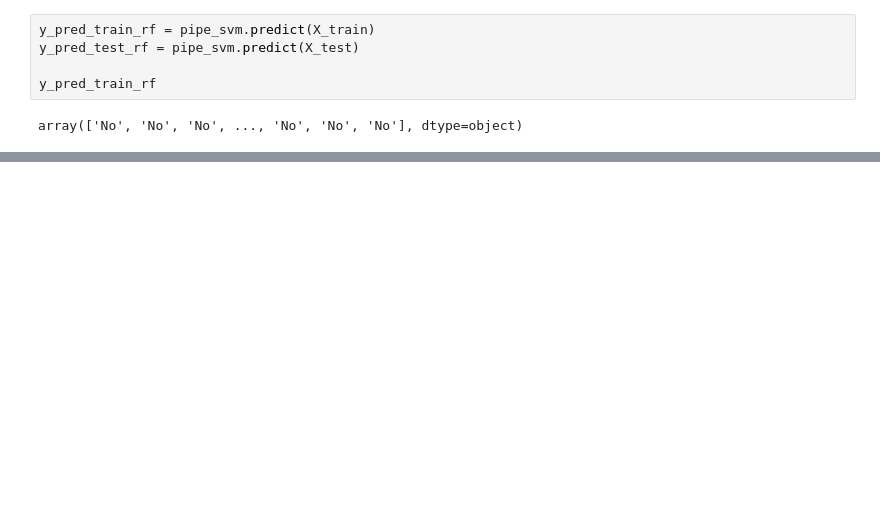
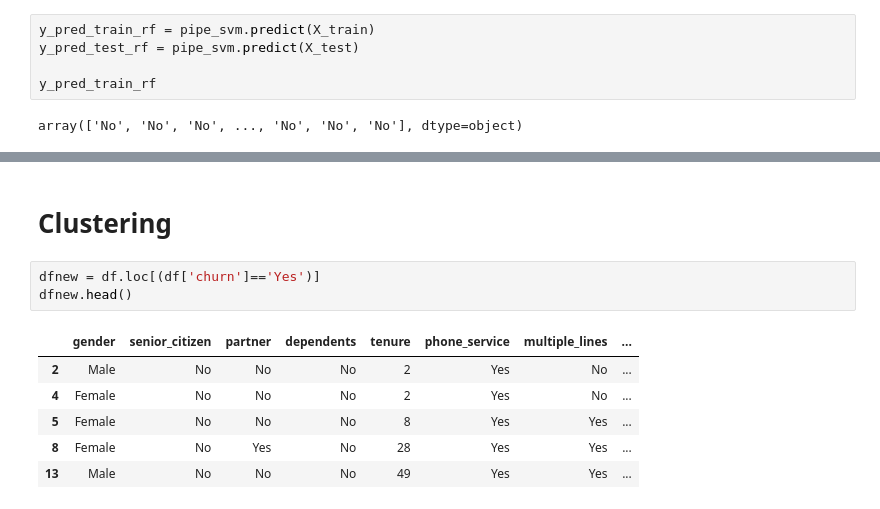
Before and after one commit to FTDS-assignment-bay/p2-final-project-ftds-001-sby-group-001, a Jupyter notebook: data_scientist.ipynb, the cells around one changed output, grey strips where cells are left out. Cells and saved outputs as stored; diff of their text form; blank space fills up the shorter version.

```diff
--- a/data_scientist.ipynb
+++ b/data_scientist.ipynb
@@ -378,0 +385,12 @@ Precision - Test  :  0.6146496815286624
+# %% [markdown]
+# Clustering
+# %%
+dfnew = df.loc[(df['churn']=='Yes')]
+dfnew.head()
+# %% [output]
+|  | gender | senior_citizen | partner | dependents | tenure | phone_service | multiple_lines | ... |
+| 2 | Male | No | No | No | 2 | Yes | No | ... |
+| 4 | Female | No | No | No | 2 | Yes | No | ... |
+| 5 | Female | No | No | No | 8 | Yes | Yes | ... |
+| 8 | Female | No | Yes | No | 28 | Yes | Yes | ... |
+| 13 | Male | No | No | No | 49 | Yes | Yes | ... |
```
Also changed, not shown: parts of 28 cells of this notebook.
